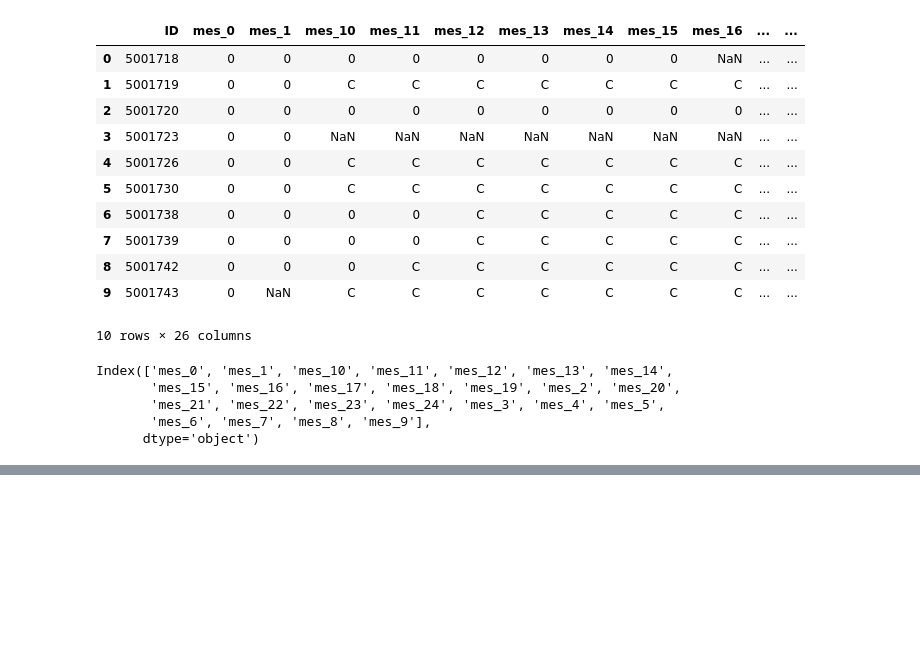
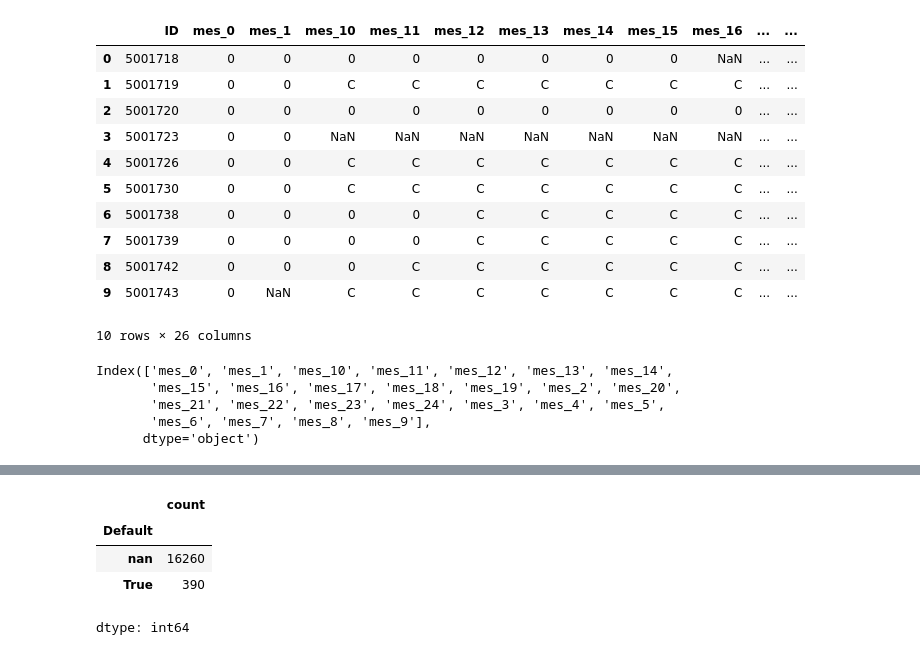
Before and after one commit to CaduPortifolio/An-lise, a Jupyter notebook: Mod5Ex_aulas_04a05.ipynb, the cells around one changed output, grey strips where cells are left out. Saved outputs shown, nothing was run; the diff lists cells and outputs as text; code cells hidden in the pictures; blank space fills up the shorter version.

```diff
--- a/Mod5Ex_aulas_04a05.ipynb
+++ b/Mod5Ex_aulas_04a05.ipynb
@@ -224,0 +179,9 @@ dtype: int64
+# %%
+# 5) eu código aqui
+clientes.Default.value_counts()
+# %% [output]
+|  | count |
+| Default |  |
+| nan | 16260 |
+| True | 390 |
+dtype: int64
```
Also changed, not shown: parts of 19 cells of this notebook.
